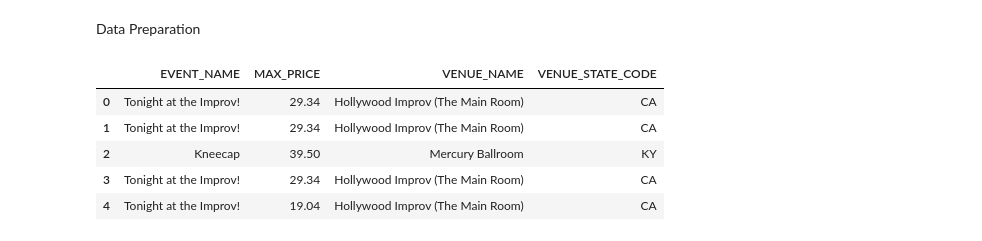
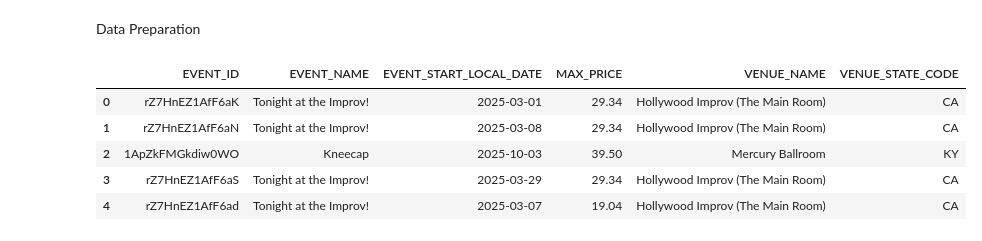
Before and after one commit to dq93/TicketMasterAPI, a Jupyter notebook: notebooks/Jacque_eda.ipynb, the cells around one changed output. Drawn from its saved outputs; the diff is of its cells as text; code cells hidden in the pictures.

```diff
--- a/notebooks/Jacque_eda.ipynb
+++ b/notebooks/Jacque_eda.ipynb
@@ -89,45 +89,45 @@ Data Preparation
 # reassign DataFrame to be the subsetted DataFrame with only the columns needed.
 # add copy command at end to let Python know this is a new DataFrame, not a reference to the original.
 
-df = df[[#'EVENT_ID',
-       'EVENT_NAME',
+df = df[['EVENT_ID', 'EVENT_NAME',
        #'EVENT_NOTES', 'EVENT_INFO', 'EVENT_STATUS',
-       #'EVENT_START_DATETIME', 'EVENT_END_DATETIME', 'EVENT_START_LOCAL_DATE',
+       #'EVENT_START_DATETIME', 'EVENT_END_DATETIME',
+       'EVENT_START_LOCAL_DATE',
        #'EVENT_START_LOCAL_TIME', 'ONSALE_START_DATETIME',
        #'ONSALE_END_DATETIME', 'CLASSIFICATION_SEGMENT', 'CLASSIFICATION_GENRE',
        #'CLASSIFICATION_SUB_GENRE', 'EVENT_IMAGE_URL', 'MIN_PRICE',
        'MAX_PRICE',
        #'CURRENCY', 'ATTRACTION_NAME', 'ATTRACTION_ID', 'ATTRACTION_IMAGE_URL',
        'VENUE_NAME',
        #'VENUE_ID', 'VENUE_STREET', 'VENUE_CITY',
        'VENUE_STATE_CODE']].copy()
-       #'VENUE_COUNTRY_CODE', 'VENUE_LATITUDE',
+       #, 'VENUE_COUNTRY_CODE', 'VENUE_LATITUDE',
        #'VENUE_LONGITUDE', 'VENUE_ZIP_CODE', 'VENUE_TIMEZONE', 'ATTRACTION_URL',
        #'VENUE_URL', 'PRIMARY_EVENT_URL', 'RESALE_EVENT_URL', 'PRESALE_NAME',
        #'PRESALE_DATETIME_RANGE', 'LEGACY_EVENT_ID', 'LEGACY_VENUE_ID',
        #'LEGACY_ATTRACTION_ID', 'PRESALE_NAME.1', 'PRESALE_DESCRIPTION',
        #'PRESALE_START_DATETIME', 'PRESALE_END_DATETIME', 'SOURCE',
        #'CLASSIFICATION_TYPE', 'CLASSIFICATION_SUB_TYPE', 'PROMOTER_ID',
        #'PROMOTER_NAME', 'CLASSIFICATION_SEGMENT_ID', 'CLASSIFICATION_GENRE_ID',
        #'CLASSIFICATION_SUB_GENRE_ID', 'CLASSIFICATION_TYPE_ID',
        #'CLASSIFICATION_SUB_TYPE_ID', 'ATTRACTION_CLASSIFICATION_SEGMENT_ID',
        #'ATTRACTION_CLASSIFICATION_SEGMENT',
        #'ATTRACTION_CLASSIFICATION_GENRE_ID', 'ATTRACTION_CLASSIFICATION_GENRE',
        #'ATTRACTION_CLASSIFICATION_SUB_GENRE_ID',
        #'ATTRACTION_CLASSIFICATION_SUB_GENRE',
        #'ATTRACTION_CLASSIFICATION_TYPE_ID', 'ATTRACTION_CLASSIFICATION_TYPE',
        #'ATTRACTION_CLASSIFICATION_SUB_TYPE_ID',
        #'ATTRACTION_CLASSIFICATION_SUB_TYPE', 'MIN_PRICE_WITH_FEES',
        #'MAX_PRICE_WITH_FEES', 'TRANSACTABLE', 'HOT_EVENT',
        #'ACCESSIBLE_SEATING_DETAIL', 'ADA_PHONE', 'ADA_CUSTOM_COPY',
        #'ADA_HOURS', 'ACCESSIBILITY_INFO', 'API_ONSALE_START_DATETIME',
-       #'PLEASE_NOTE', 'IMPORTANT_INFORMATION', 'EVENT_END_LOCAL_DATE'
+       #'PLEASE_NOTE', 'IMPORTANT_INFORMATION', 'EVENT_END_LOCAL_DATE',
 
 df.head()
 # %% [output]
-|  | EVENT_NAME | MAX_PRICE | VENUE_NAME | VENUE_STATE_CODE |
-| 0 | Tonight at the Improv! | 29.34 | Hollywood Improv (The Main Room) | CA |
-| 1 | Tonight at the Improv! | 29.34 | Hollywood Improv (The Main Room) | CA |
-| 2 | Kneecap | 39.50 | Mercury Ballroom | KY |
-| 3 | Tonight at the Improv! | 29.34 | Hollywood Improv (The Main Room) | CA |
-| 4 | Tonight at the Improv! | 19.04 | Hollywood Improv (The Main Room) | CA |
+|  | EVENT_ID | EVENT_NAME | EVENT_START_LOCAL_DATE | MAX_PRICE | VENUE_NAME | VENUE_STATE_CODE |
+| 0 | rZ7HnEZ1AfF6aK | Tonight at the Improv! | 2025-03-01 | 29.34 | Hollywood Improv (The Main Room) | CA |
+| 1 | rZ7HnEZ1AfF6aN | Tonight at the Improv! | 2025-03-08 | 29.34 | Hollywood Improv (The Main Room) | CA |
+| 2 | 1ApZkFMGkdiw0WO | Kneecap | 2025-10-03 | 39.50 | Mercury Ballroom | KY |
+| 3 | rZ7HnEZ1AfF6aS | Tonight at the Improv! | 2025-03-29 | 29.34 | Hollywood Improv (The Main Room) | CA |
+| 4 | rZ7HnEZ1AfF6ad | Tonight at the Improv! | 2025-03-07 | 19.04 | Hollywood Improv (The Main Room) | CA |
```
Also changed, not shown: parts of 11 cells of this notebook.
